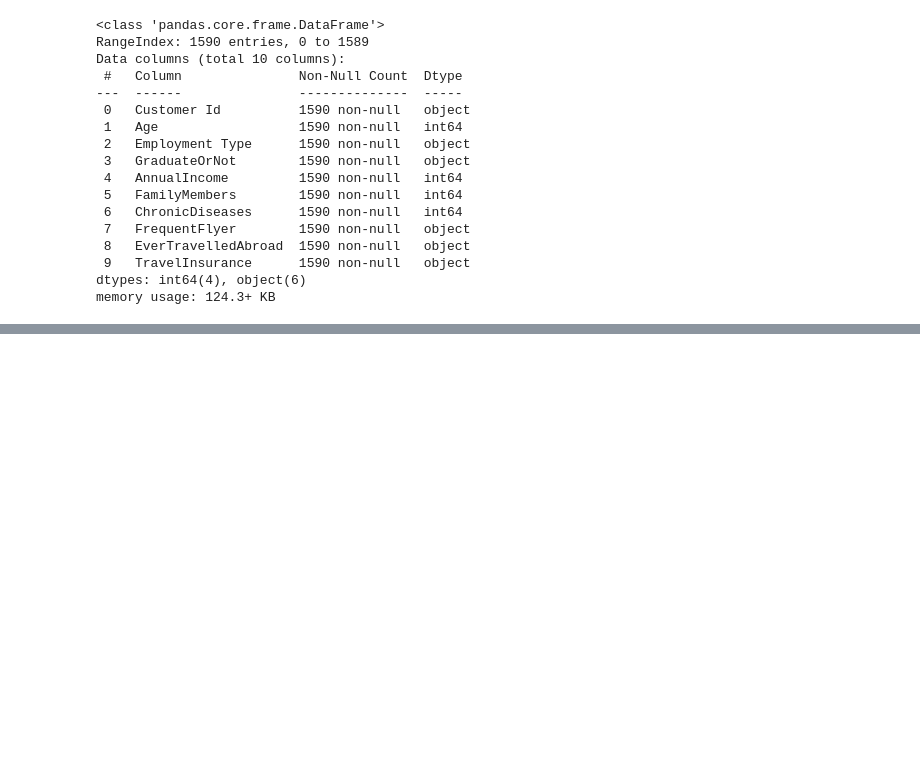
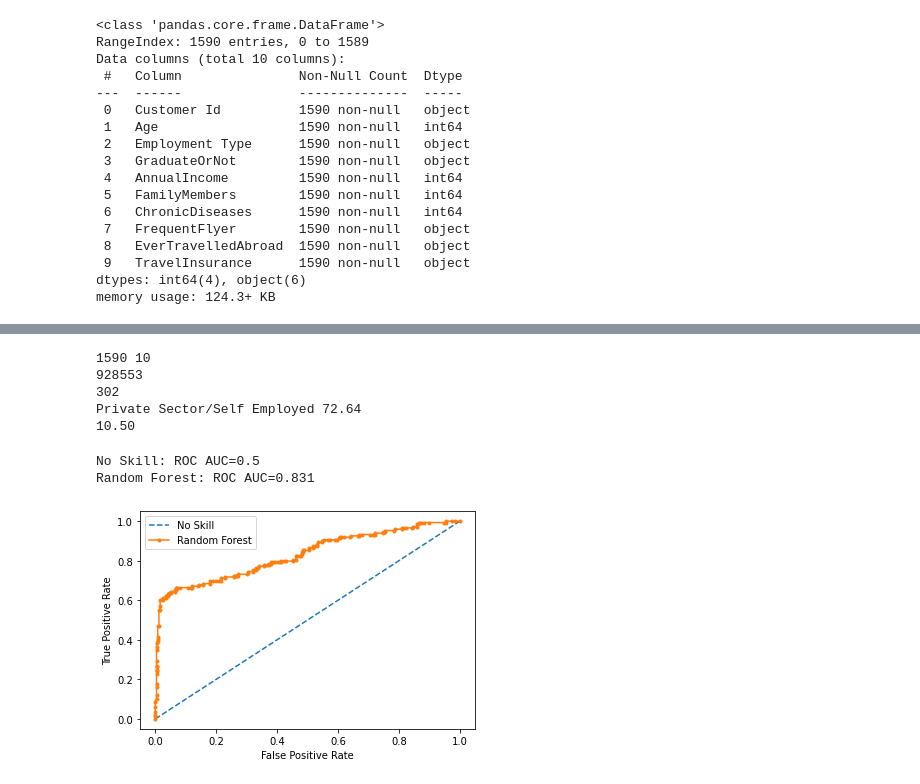
Before and after one commit to javadr/CodeCup6, a Jupyter notebook: data analysis/Question2.ipynb, the cells around one changed output, grey strips where cells are left out. Drawn from its saved outputs; the diff is of its cells as text; code cells hidden in the pictures; blank space fills up the shorter version.

```diff
--- a/data analysis/Question2.ipynb
+++ b/data analysis/Question2.ipynb
@@ -5,4 +10,6 @@ from sklearn.preprocessing import LabelEncoder
 # %%
-dfTrain = pd.read_csv('travel_insurance/train.csv')
-dfTest = pd.read_csv('travel_insurance/test.csv')
+path = Path('./travel_insurance/')
+
+Train = pd.read_csv(path/'train.csv')
+Test = pd.read_csv(path/'test.csv')
 # %%
@@ -55,0 +52,40 @@ Name: FrequentFlyer, Length: 1590, dtype: object
+# %%
+# Solution to `Exploration - Insurance`
+# Part 1_1
+nrow, ncol = len(Train), len(Train.columns)
+print(f"{nrow} {ncol}")
+# Part 1_2
+print(int(Train['AnnualIncome'].sum()/nrow))
+# Part 1_3
+print( (Train['EverTravelledAbroad']=='Yes').sum())
+# Part 1_4
+gk = Train.groupby('Employment Type')
+govSect, priSect = len(gk.groups['Government Sector']), len(gk.groups['Private Sector/Self Employed'])
+if  govSect>priSect:
+    secPercent =  govSect/nrow
+    title = 'Goverment Sector'
+else:
+    secPercent = priSect/nrow
+    title = 'Private Sector/Self Employed'
+print(f"{title} {secPercent*100:.2f}")
+# Part 1_5
+diseasesTravelIns = ((Train[Train['ChronicDiseases']==1])['TravelInsurance']=='Yes').sum()
+print( f"{diseasesTravelIns/nrow*100:.2f}" )
+# %% [output]
+1590 10
+928553
+302
+Private Sector/Self Employed 72.64
+10.50
+# %%
+le = LabelEncoder().fit(['Yes', 'No'])
+
+def PreProcessing(df, train=False):
+    df = df.copy()
+    df["Employment Type"] = df["Employment Type"].apply(lambda x: "Yes" if x=="Private Sector/Self Employed" else "No")
+    cols = ["GraduateOrNot", "EverTravelledAbroad", "FrequentFlyer", "Employment Type"]
+    if train:
+        cols.append("TravelInsurance")
+    for col in cols:
+        df[col] = le.transform(df[col])
+    return df
@@ -56,14 +117,17 @@ Name: FrequentFlyer, Length: 1590, dtype: object
 # %%
-from sklearn import preprocessing
-le = preprocessing.LabelEncoder()
-le.fit(['Yes', 'No'])
+df = PreProcessing(Train, train=True)
+X, y = df[["Age","Employment Type","GraduateOrNot","AnnualIncome","FamilyMembers", "ChronicDiseases",
+        "FrequentFlyer","EverTravelledAbroad"]] , df["TravelInsurance"]
+X_train, X_val, y_train, y_val = train_test_split(X,y, test_size=.25)
 
-def dfColChange(df, test=0):
-    df = df.copy()
-    df["Employment Type"] = df["Employment Type"].apply(lambda x: "Yes" if x=="Private Sector/Self Employed" else "No")
-    cols = ["GraduateOrNot", "EverTravelledAbroad", "FrequentFlyer", "Employment Type"]
-    if not test: cols.append("TravelInsurance")
-    for col in cols:
-        df[col] = le.transform(df[col])
+model = RandomForestClassifier(n_estimators=400, random_state=14, max_depth=12, criterion='entropy')
+model.fit(X_train,y_train)
 
-    return df
+# predict probabilities
+yhat = model.predict_proba(X_val)
+
+drawROC(yhat, y_val, 'Random Forest')
+# %% [output]
+No Skill: ROC AUC=0.5
+Random Forest: ROC AUC=0.831
+[figure, added]
```
Also changed, not shown: parts of 10 cells of this notebook.
